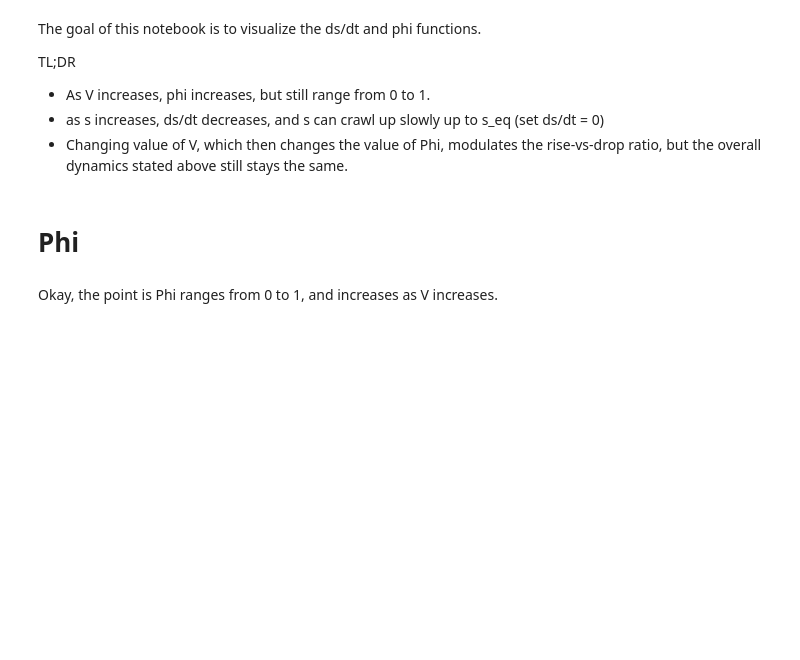
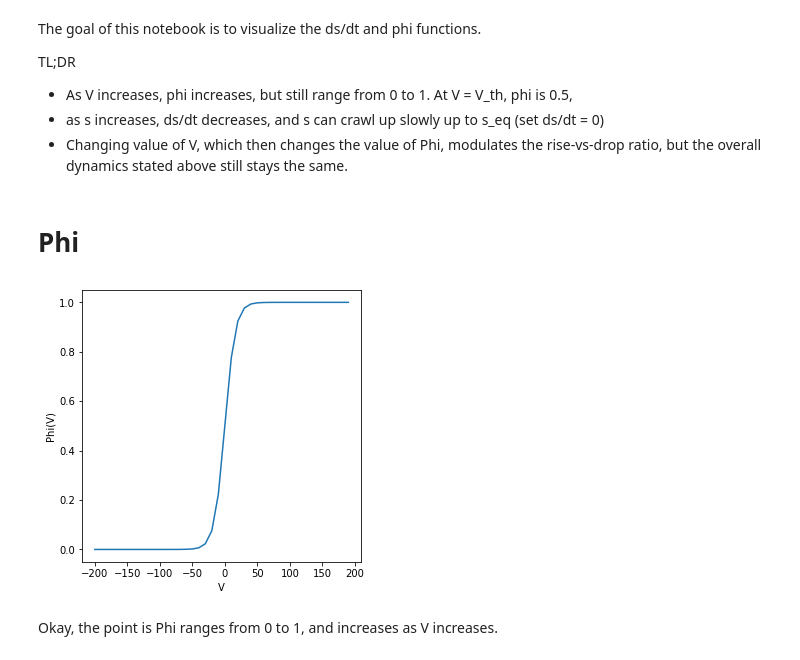
Before and after one commit to sjonany/c-elegans-interactome-analysis, a Jupyter notebook: synapse_state_dynamics.ipynb, the cells around one changed output. Drawn from its saved outputs; the diff is of its cells as text; code cells hidden in the pictures; blank space fills up the shorter version.

```diff
--- a/synapse_state_dynamics.ipynb
+++ b/synapse_state_dynamics.ipynb
@@ -2,7 +2,7 @@
 The goal of this notebook is to visualize the ds/dt and phi functions.
 
 TL;DR
-- As V increases, phi increases, but still range from 0 to 1.
+- As V increases, phi increases, but still range from 0 to 1. At V = V_th, phi is 0.5,
 - as s increases, ds/dt decreases, and s can crawl up slowly up to s_eq (set ds/dt = 0)
 - Changing value of V, which then changes the value of Phi, modulates the rise-vs-drop ratio, but the overall dynamics stated above still stays the same.
 # %% [markdown]
@@ -10,18 +10,20 @@ TL;DR
 # %%
 import numpy as np
 import pylab as plt
 
 def phi(v):
   B = 0.125
   Vth = 0
   return np.reciprocal(1.0 + np.exp(-B*(v - Vth)))
 
-vs = np.arange(0, 200, 10)
+vs = np.arange(-200, 200, 10)
 
 fig, ax = plt.subplots(nrows=1, ncols=1, figsize=(5,5))
 ax.set_ylabel("Phi(V)")
 ax.set_xlabel("V")
 _ = ax.plot(vs, phi(vs))
+# %% [output]
+[figure, added]
 # %% [markdown]
 Okay, the point is Phi ranges from 0 to 1, and increases as V increases.
 # %% [markdown]
```
Also changed, not shown: parts of 1 cell of this notebook.
